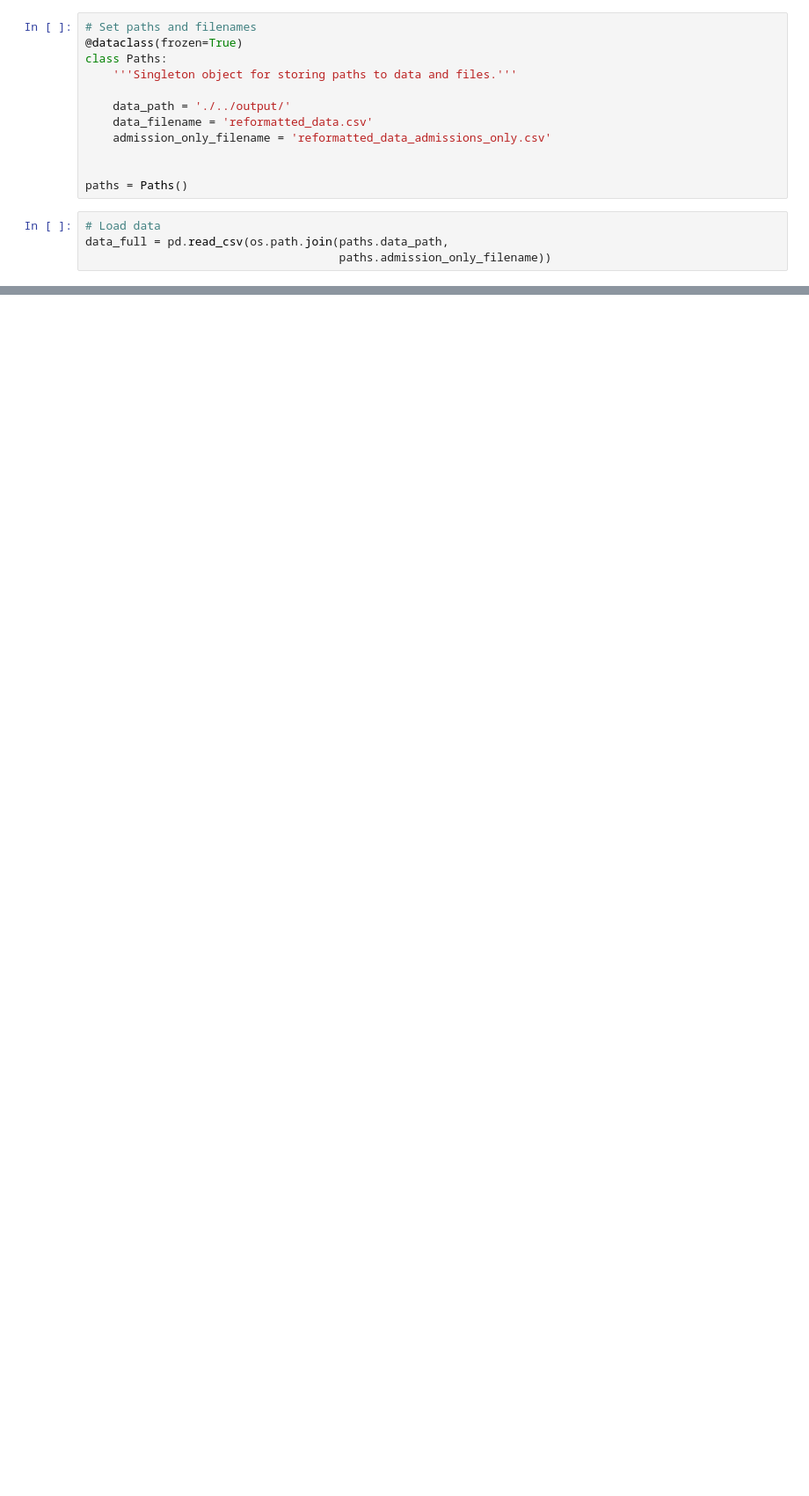
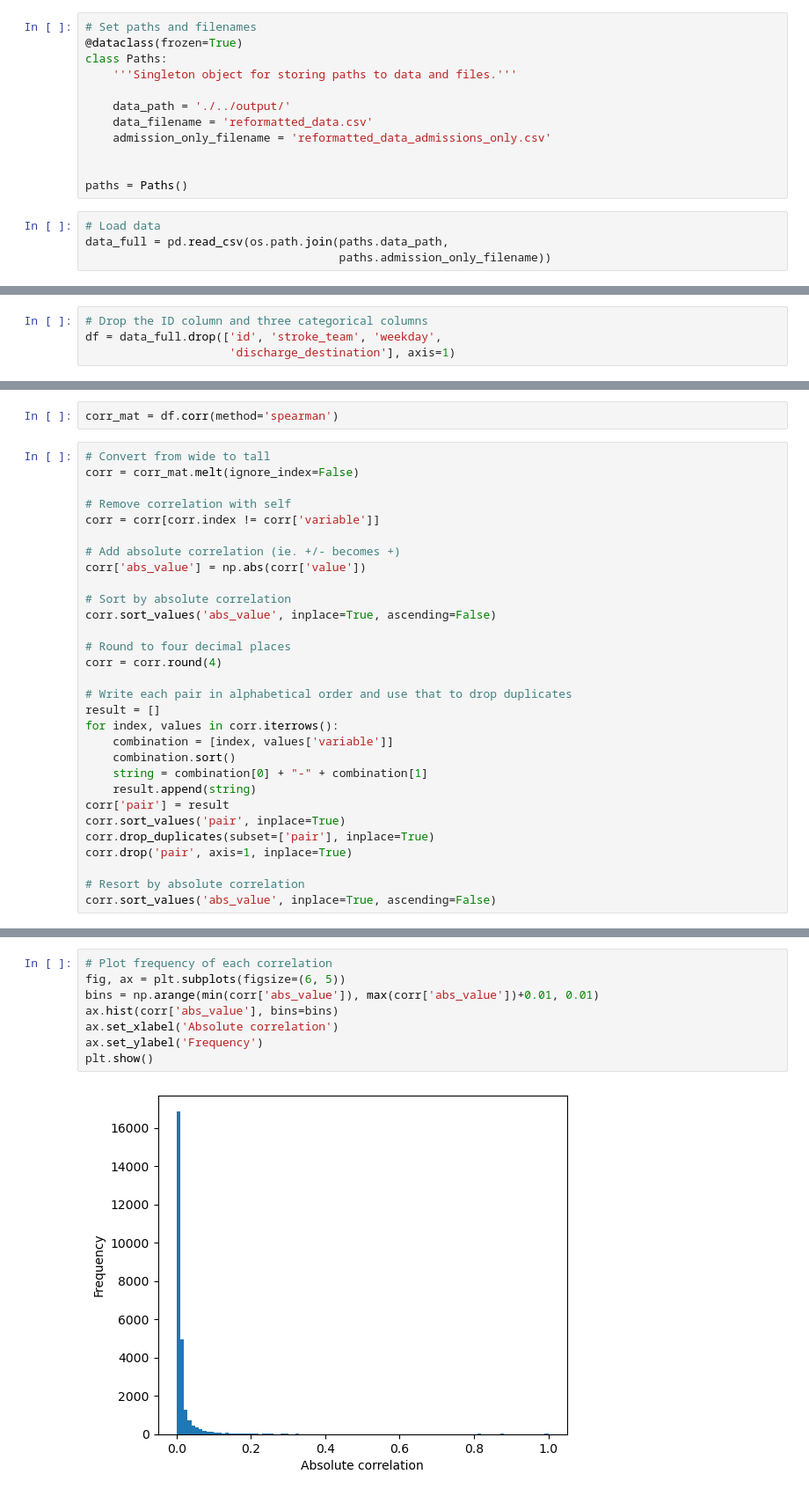
Before and after one commit to samuel-book/samuel_2_data_prep, a Jupyter notebook: descriptive_statistics/sam1_correlations.ipynb, the cells around one changed output, grey strips where cells are left out. Shown: that part at 88% size. Cells and saved outputs as stored; diff of their text form; blank space fills up the shorter version.

Commit message:
Looks at correlations for all variables

```diff
--- a/descriptive_statistics/sam1_correlations.ipynb
+++ b/descriptive_statistics/sam1_correlations.ipynb
@@ -186,0 +50,4 @@ cov[cov['r-squared'] > 0.5]
+# %%
+# Drop the ID column and three categorical columns
+df = data_full.drop(['id', 'stroke_team', 'weekday',
+                     'discharge_destination'], axis=1)
@@ -186,0 +95,32 @@ cov[cov['r-squared'] > 0.5]
+# %%
+corr_mat = df.corr(method='spearman')
+# %%
+# Convert from wide to tall
+corr = corr_mat.melt(ignore_index=False)
+
+# Remove correlation with self
+corr = corr[corr.index != corr['variable']]
+
+# Add absolute correlation (ie. +/- becomes +)
+corr['abs_value'] = np.abs(corr['value'])
+
+# Sort by absolute correlation
+corr.sort_values('abs_value', inplace=True, ascending=False)
+
+# Round to four decimal places
+corr = corr.round(4)
+
+# Write each pair in alphabetical order and use that to drop duplicates
+result = []
+for index, values in corr.iterrows():
+    combination = [index, values['variable']]
+    combination.sort()
+    string = combination[0] + "-" + combination[1]
+    result.append(string)
+corr['pair'] = result
+corr.sort_values('pair', inplace=True)
+corr.drop_duplicates(subset=['pair'], inplace=True)
+corr.drop('pair', axis=1, inplace=True)
+
+# Resort by absolute correlation
+corr.sort_values('abs_value', inplace=True, ascending=False)
@@ -186,0 +129,10 @@ cov[cov['r-squared'] > 0.5]
+# %%
+# Plot frequency of each correlation
+fig, ax = plt.subplots(figsize=(6, 5))
+bins = np.arange(min(corr['abs_value']), max(corr['abs_value'])+0.01, 0.01)
+ax.hist(corr['abs_value'], bins=bins)
+ax.set_xlabel('Absolute correlation')
+ax.set_ylabel('Frequency')
+plt.show()
+# %% [output]
+[figure, added]
```
Also changed, not shown: parts of 37 cells of this notebook.
